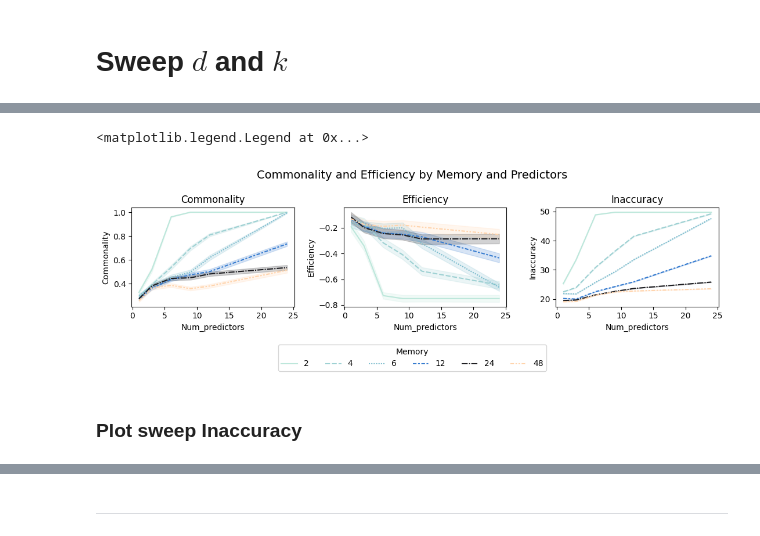
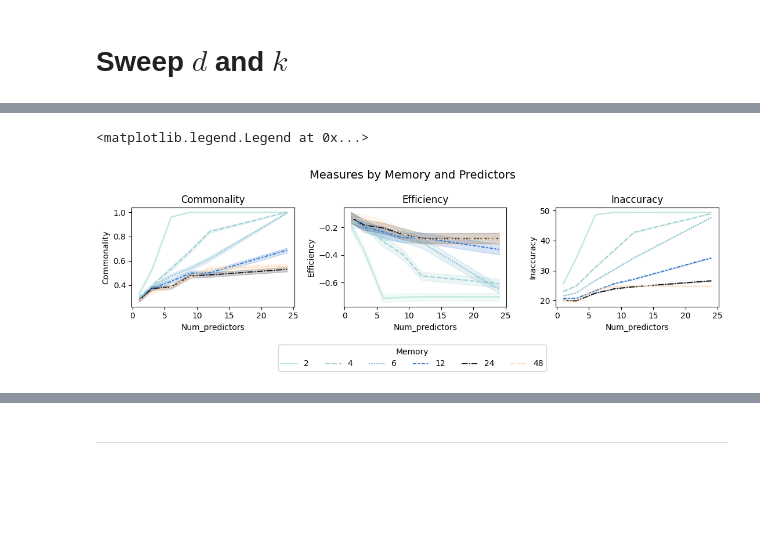
Before and after one commit to EAndrade-Lotero/ElFarolArthur, a Jupyter notebook: notebooks/sweep_d_and_k.ipynb, the cells around one changed output, grey strips where cells are left out. Drawn from its saved outputs; the diff is of its cells as text; code cells hidden in the pictures; blank space fills up the shorter version.

Commit message:
fix figure details

```diff
--- a/notebooks/sweep_d_and_k.ipynb
+++ b/notebooks/sweep_d_and_k.ipynb
@@ -21,24 +19,19 @@ from sim_utils import InteractiveBar
 from data_utils import Commonality
 from config import PATHS
 # %%
-# ks = [1, 3]
-# ds = [2, 4]
-# ks = [9, 12]
-# ds = [12, 24]
 ks = [1, 3, 6, 9, 12, 24]
 ds = [2, 4, 6, 12, 24, 48]
 
-num_rounds = 200
-num_episodes = 50
+num_rounds = 100
+num_episodes = 100
 
-df = InteractiveBar.run_sweep(
-    memories=ds,
-    predictors=ks,
+df = main(
+    ks=ks,
+    ds=ds,
+    num_rounds=num_rounds,
     num_experiments=num_episodes,
-    num_agents=[100],
-    threshold=0.6,
-    num_rounds=[num_rounds]
-).reset_index()
+    seed=42
+)
 # %%
 dfE = df[df['Round'] >= int(0.9 * num_rounds)]
 dfE.head(2)
@@ -145,34 +80,32 @@ sns.lineplot(
     style='Memory',
     palette='icefire',
     ax=axes[1],
 )
 handles, labels = axes[1].get_legend_handles_labels()
 axes[1].legend_.remove()
 axes[1].set_title('Efficiency')
 
 sns.lineplot(
     x='Num_predictors',
     y='Inaccuracy',
     data=df2B,
     hue='Memory',
     style='Memory',
     palette='icefire',
     ax=axes[2],
 )
 axes[2].legend_.remove()
 axes[2].set_title('Inaccuracy')
 
-fig.suptitle('Commonality and Efficiency by Memory and Predictors', fontsize=14)
+fig.suptitle('Measures by Memory and Predictors', fontsize=14)
 fig.legend(
     title='Memory',
     handles=handles,
     labels=labels,
     loc='lower center',
     bbox_to_anchor=(.5, -.2),
     ncol=6
 )
 # %% [output]
 <matplotlib.legend.Legend at 0x...>
-[figure, old version]
+[figure, new version]
-# %% [markdown]
-### Plot sweep Inaccuracy
```
Also changed, not shown: parts of 20 cells of this notebook, 7 other files.
